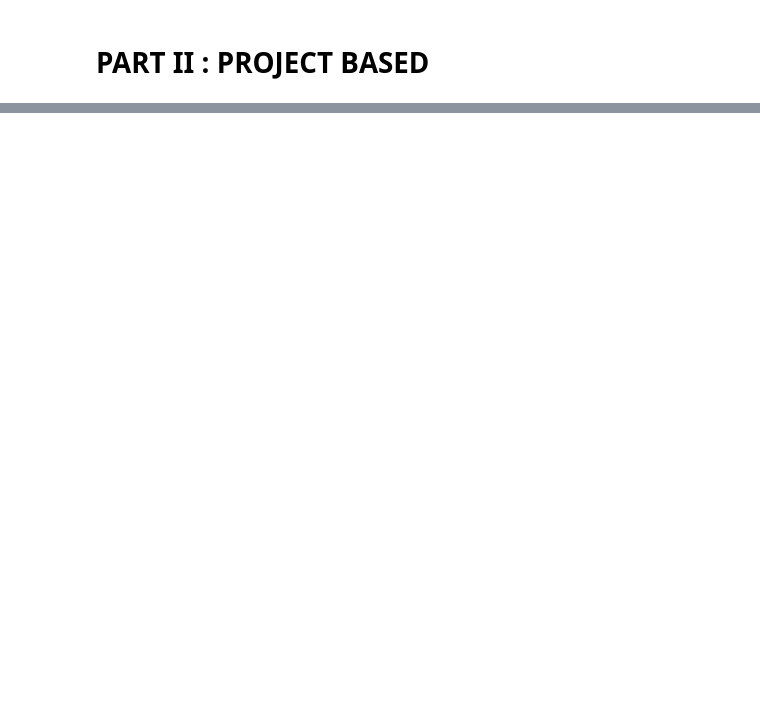
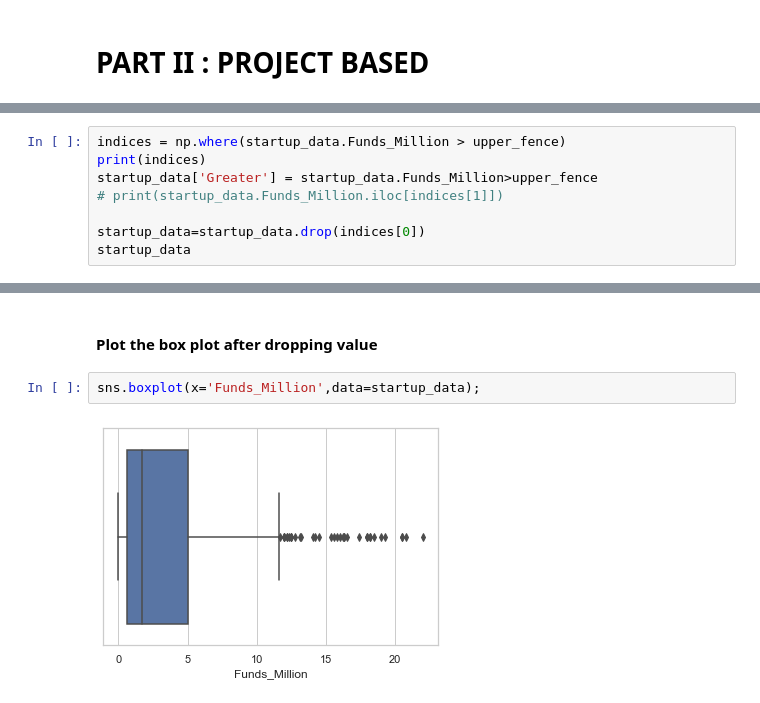
Before and after one commit to aishwarya-chamanoor/AIML_GreatLearning, a Jupyter notebook: Solution.ipynb, the cells around one changed output, grey strips where cells are left out. Drawn from its saved outputs; the diff is of its cells as text; blank space fills up the shorter version.

```diff
--- a/Solution.ipynb
+++ b/Solution.ipynb
@@ -270,0 +482,8 @@ print((1- stats.norm.cdf(75.37,mean, std)) * 100);
+# %%
+indices = np.where(startup_data.Funds_Million > upper_fence)
+print(indices)
+startup_data['Greater'] = startup_data.Funds_Million>upper_fence
+# print(startup_data.Funds_Million.iloc[indices[1]])
+
+startup_data=startup_data.drop(indices[0])
+startup_data
@@ -270,0 +509,6 @@ print((1- stats.norm.cdf(75.37,mean, std)) * 100);
+# %% [markdown]
+#### Plot the box plot after dropping value
+# %%
+sns.boxplot(x='Funds_Million',data=startup_data);
+# %% [output]
+[figure, added]
```
Also changed, not shown: parts of 115 cells of this notebook.
